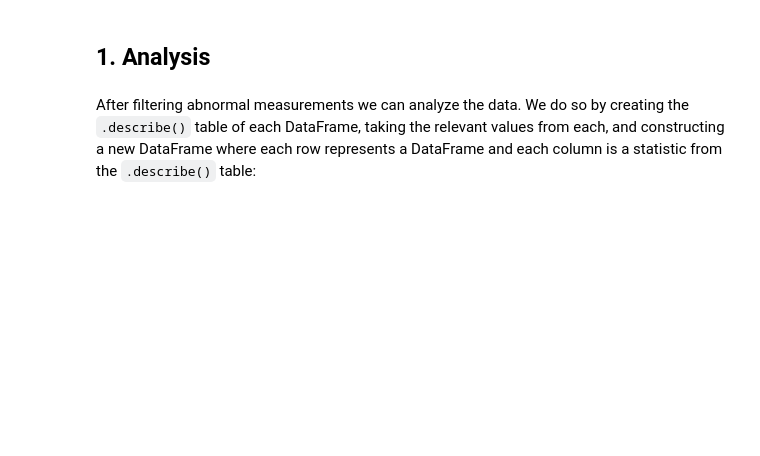
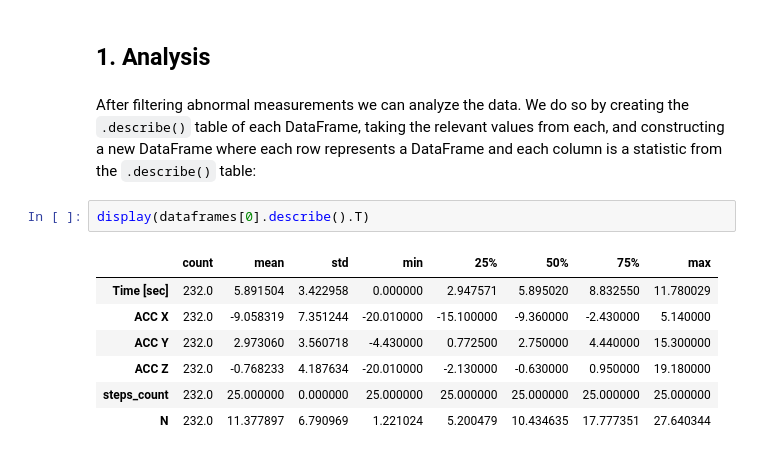
Before and after one commit to YarinBS/IoT_Walking_Running_Data_Analysis, a Jupyter notebook: Data_Analysis.ipynb, the cells around one changed output. Drawn from its saved outputs; the diff is of its cells as text; blank space fills up the shorter version.

```diff
--- a/Data_Analysis.ipynb
+++ b/Data_Analysis.ipynb
@@ -230,4 +242,14 @@ Final size: 162
 # %% [markdown]
 After filtering abnormal measurements we can analyze the data.
 We do so by creating the `.describe()` table of each DataFrame, taking the relevant values from each, and constructing a new DataFrame where each row represents a DataFrame and each column is a statistic from the `.describe()` table:
+# %%
+display(dataframes[0].describe().T)
+# %% [output]
+|  | count | mean | std | min | 25% | 50% | 75% | max |
+| Time [sec] | 232.0 | 5.891504 | 3.422958 | 0.000000 | 2.947571 | 5.895020 | 8.832550 | 11.780029 |
+| ACC X | 232.0 | -9.058319 | 7.351244 | -20.010000 | -15.100000 | -9.360000 | -2.430000 | 5.140000 |
+| ACC Y | 232.0 | 2.973060 | 3.560718 | -4.430000 | 0.772500 | 2.750000 | 4.440000 | 15.300000 |
+| ACC Z | 232.0 | -0.768233 | 4.187634 | -20.010000 | -2.130000 | -0.630000 | 0.950000 | 19.180000 |
+| steps_count | 232.0 | 25.000000 | 0.000000 | 25.000000 | 25.000000 | 25.000000 | 25.000000 | 25.000000 |
+| N | 232.0 | 11.377897 | 6.790969 | 1.221024 | 5.200479 | 10.434635 | 17.777351 | 27.640344 |
 # %%
```
Also changed, not shown: parts of 28 cells of this notebook.
